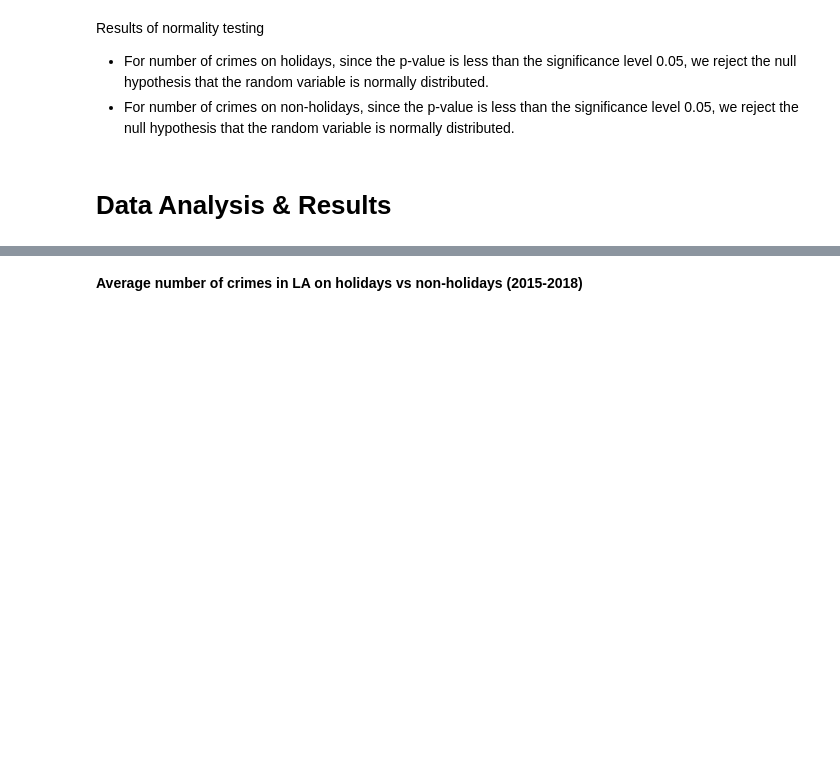
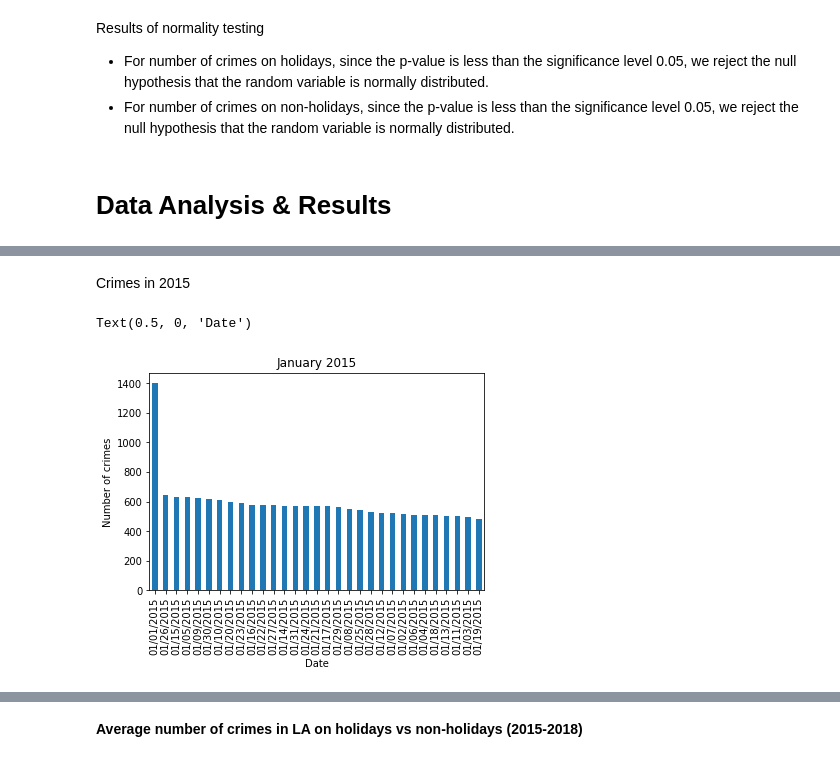
Before and after one commit to r3qin/COGS108FinalProject, a Jupyter notebook: FinalProject.ipynb, the cells around one changed output, grey strips where cells are left out. Drawn from its saved outputs; the diff is of its cells as text; code cells hidden in the pictures; blank space fills up the shorter version.

```diff
--- a/FinalProject.ipynb
+++ b/FinalProject.ipynb
@@ -212,0 +262,28 @@ Results of normality testing
+# %% [markdown]
+Crimes in 2015
+# %%
+crimes_2015_year = pd.DataFrame(data=dates['2015'])
+crimes_2015_months = {}
+
+# year 2015
+crimes_2015_months = groupby_month(crimes_2015_year)
+crimes_2015_01 = pd.DataFrame(data=(crimes_2015_months['01']))
+crimes_2015_02 = pd.DataFrame(data=(crimes_2015_months['02']))
+crimes_2015_03 = pd.DataFrame(data=(crimes_2015_months['03']))
+crimes_2015_04 = pd.DataFrame(data=(crimes_2015_months['04']))
+crimes_2015_05 = pd.DataFrame(data=(crimes_2015_months['05']))
+crimes_2015_06 = pd.DataFrame(data=(crimes_2015_months['06']))
+crimes_2015_07 = pd.DataFrame(data=(crimes_2015_months['07']))
+crimes_2015_08 = pd.DataFrame(data=(crimes_2015_months['08']))
+crimes_2015_09 = pd.DataFrame(data=(crimes_2015_months['09']))
+crimes_2015_10 = pd.DataFrame(data=(crimes_2015_months['10']))
+crimes_2015_11 = pd.DataFrame(data=(crimes_2015_months['11']))
+crimes_2015_12 = pd.DataFrame(data=(crimes_2015_months['12']))
+# %%
+plt.figure()
+crimes_2015_01['Date Occurred'].value_counts().plot(kind='bar', title='January 2015')
+plt.ylabel("Number of crimes")
+plt.xlabel("Date")
+# %% [output]
+Text(0.5, 0, 'Date')
+[figure, added]
```
Also changed, not shown: parts of 23 cells of this notebook.
